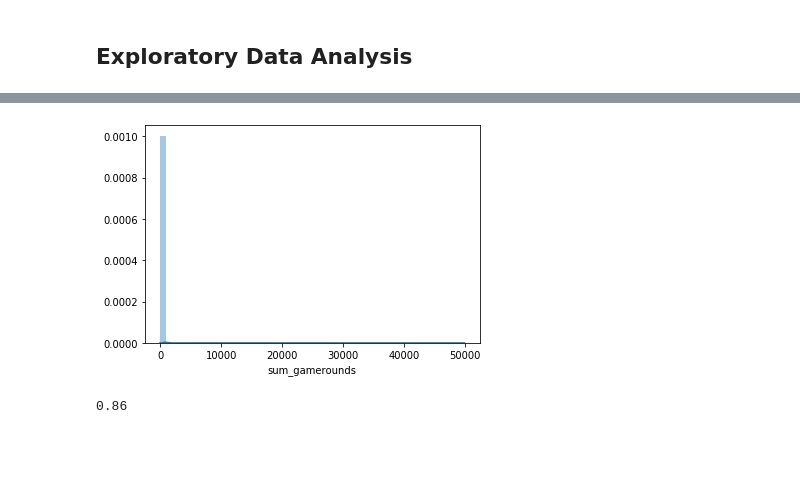
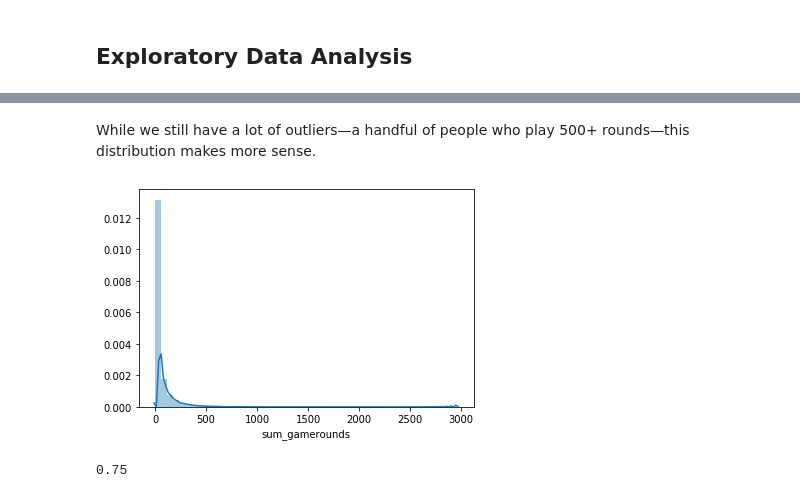
Before and after one commit to kathrinv/ab-test-cookie-cats, a Jupyter notebook: ab-testing-cookie-cats.ipynb, the cells around one changed output, grey strips where cells are left out. Drawn from its saved outputs; the diff is of its cells as text; code cells hidden in the pictures; blank space fills up the shorter version.

```diff
--- a/ab-testing-cookie-cats.ipynb
+++ b/ab-testing-cookie-cats.ipynb
@@ -108,0 +101,4 @@ len(b)
+# %%
+print(len(df[df['sum_gamerounds'] < 10000])) # number of data points after excluding outliers
+df = df[df['sum_gamerounds'] < 10000]
+a = a[a['sum_gamerounds'] < 10000]
@@ -109,12 +112,14 @@ len(b)
+# %% [markdown]
+While we still have a lot of outliers—a handful of people who play 500+ rounds—this distribution makes more sense.
 # %%
 # Distribution is highly skewed to the right, making this distribution
 # difficult to analyze
-sns.distplot(a['sum_gamerounds']);
+sns.distplot(df['sum_gamerounds']);
 # %% [output]
-[figure, old version]
+[figure, new version]
 # %%
 # Identifying how many datapoints will be covered
-# if we only show the first 100 rounds
-round(len(a[a['sum_gamerounds'] < 100]) / len(a),2)
+# if we only show the first 50 rounds
+round(len(a[a['sum_gamerounds'] < 50]) / len(a),2)
 # %% [output]
-0.86
+0.75
```
Also changed, not shown: parts of 43 cells of this notebook.
